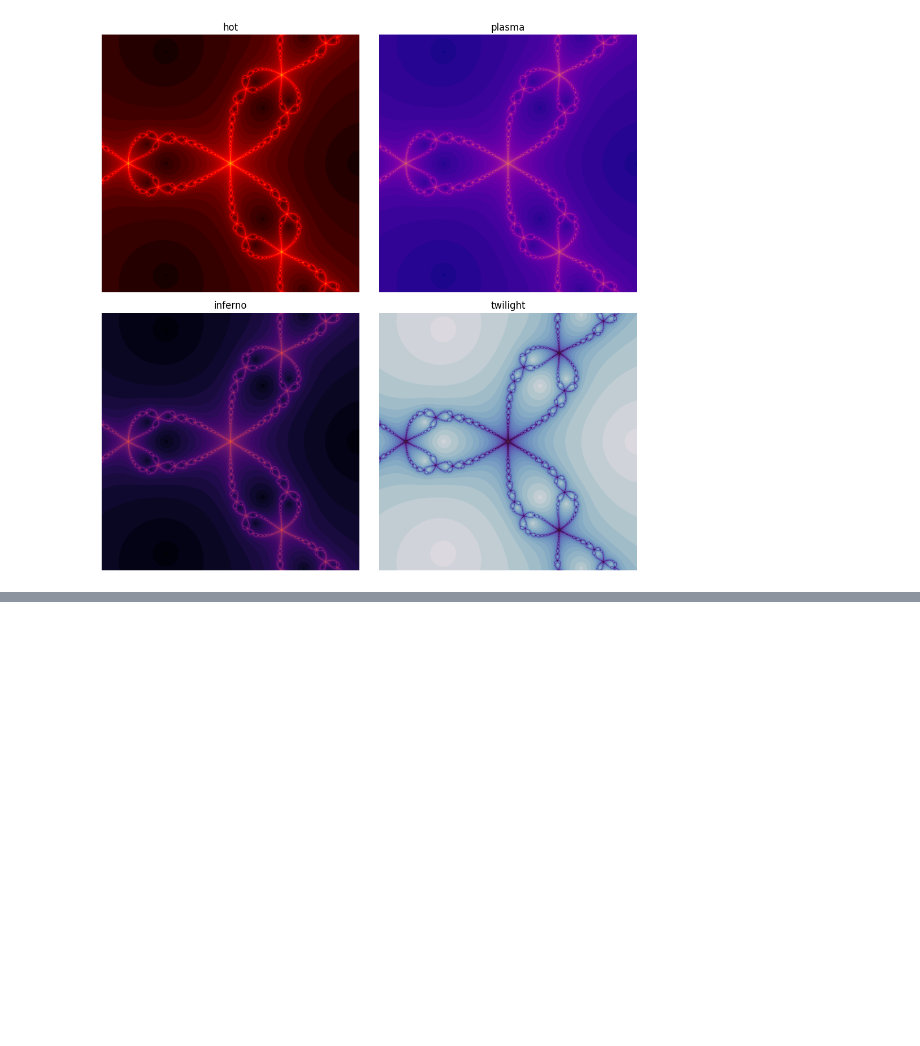
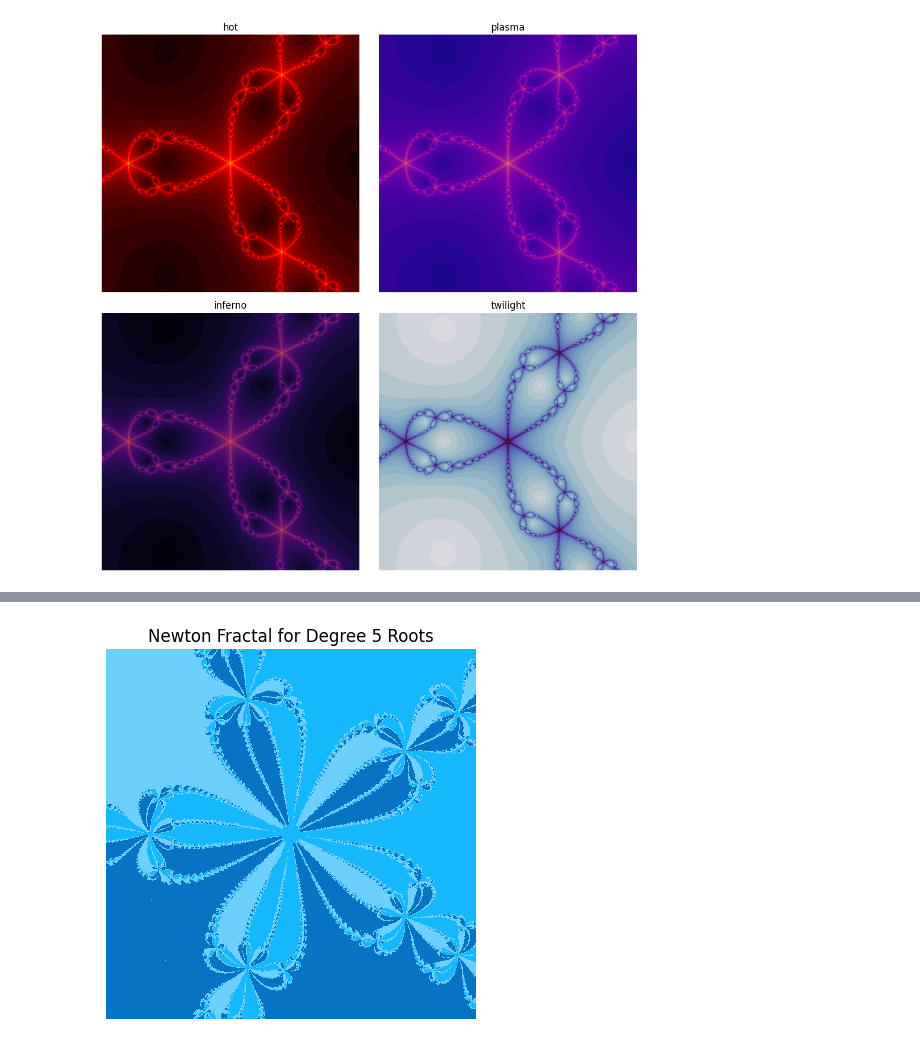
Before and after one commit to AzeezIsh/Intel-Sandbox, a Jupyter notebook: Newton_Fractal/newton_api.ipynb, the cells around one changed output, grey strips where cells are left out. Saved outputs shown, nothing was run; the diff lists cells and outputs as text; code cells hidden in the pictures; blank space fills up the shorter version.

Commit message:
Sneaky numpy import in the root convergence cell. Required HEAVY debugging from complex type issues, to nonexistent methods in strict library.

```diff
--- a/Newton_Fractal/newton_api.ipynb
+++ b/Newton_Fractal/newton_api.ipynb
@@ -175,0 +67,67 @@ render(imgsize=100, degree=7)
+# %%
+import matplotlib.pyplot as plt
+from matplotlib.colors import ListedColormap
+import math
+
+def find_roots(degree):
+    """Find the roots of unity for a given degree. These are complex numbers
+    that, when raised to the 'degree', equal 1."""
+    # Super awkward manipulation for strict compliance
+    roots = [np.e ** np.asarray(2j * np.pi * k / degree, dtype=np.complex64) for k in range(degree)]
+    return np.asarray(roots, dtype=np.complex128)
+
+def f(z, degree):
+    """Computes the polynomial \( z^degree - 1 \)."""
+    return z**degree - 1
+
+def df(z, degree):
+    """Derivative of the polynomial \( z^degree - 1 \)."""
+    return degree * z**(degree - 1)
+
+def iterate_vectorized(z, roots, max_iterations=50, tolerance=1e-4):
+    iterations = np.zeros(z.shape, dtype=np.float32)  # Store the index of closest root for each point
+    for _ in range(max_iterations):
+        length = roots.shape[0] # Strict API doesn't do length
+        dz = df(z, length)  # Calculate the derivative for the current z
+        z_new = z - f(z, length) / dz  # Newton's method update
+        converged = np.abs(z_new - z) < tolerance  # Check for convergence
+        z[~converged] = z_new[~converged]  # Update only non-converged entries
+        if np.all(converged):
+            break
+
+    # Calculate the index of the closest root for each point using a manual tolerance check
+    for i, root in enumerate(roots):
+        mask = np.abs(z - root) < tolerance
+        iterations[mask] = i
+
+    return iterations
+
+def render(imgsize, degree):
+    # Target points for convergence based on roots
+    roots = find_roots(degree)
+    # Linear space for x-axis, [-1,1]. "Real" part of our complex numbers.
+    x = np.linspace(-1, 1, imgsize)
+    # Linear space for  y-axis, [1, -1] (inverse for correct orientation)
+    # Imaginary part of our complex numbers.
+    y = np.linspace(1, -1, imgsize)
+    # Meshgrid which constructs a 2D grid from the 1D arrays of x and y values.
+    # Represent the complex plane, where each point (pixel) has a complex number.
+    X, Y = np.meshgrid(x, y)
+    # Real parts from X and imaginary parts from Y, combined to form complex numbers z = x + yi.
+    z = np.asarray(X,dtype=np.complex64) + 1j * np.asarray(Y,dtype=np.complex64)
+
+    img = iterate_vectorized(z, roots)
+
+    # Customize the color mapping for visualization
+    hex_colors = ['#15b8fc', '#6ccffc', '#0773c4']  # Intel color palette
+    cmap = ListedColormap(hex_colors)
+
+    plt.imshow(img, cmap=cmap)
+    plt.title(f"Newton Fractal for Degree {degree} Roots")
+    plt.axis("off")
+    plt.show()
+
+# Example usage
+render(imgsize=1000, degree=5)
+# %% [output]
+[figure, added]
```
Also changed, not shown: parts of 4 cells of this notebook, 1 other file.
